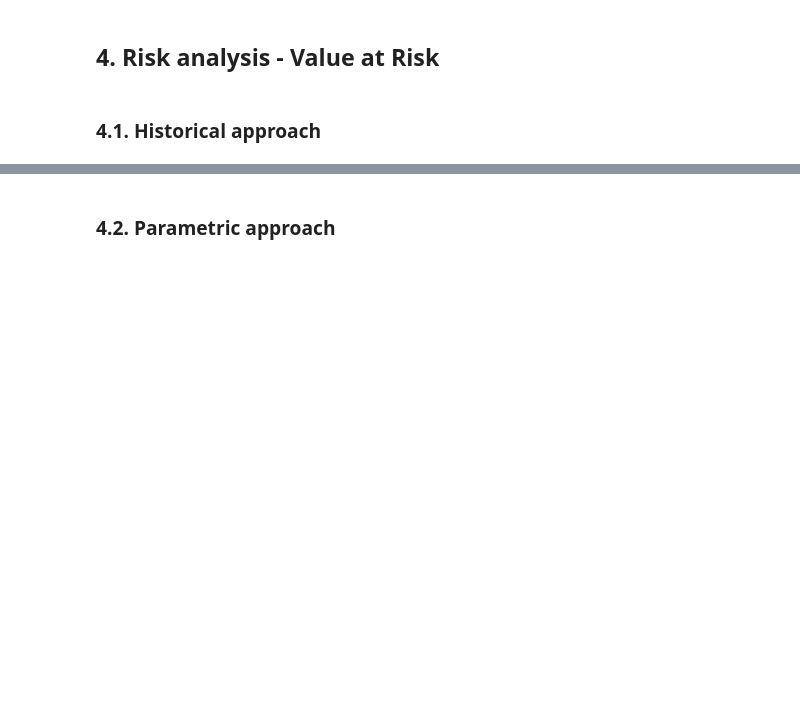
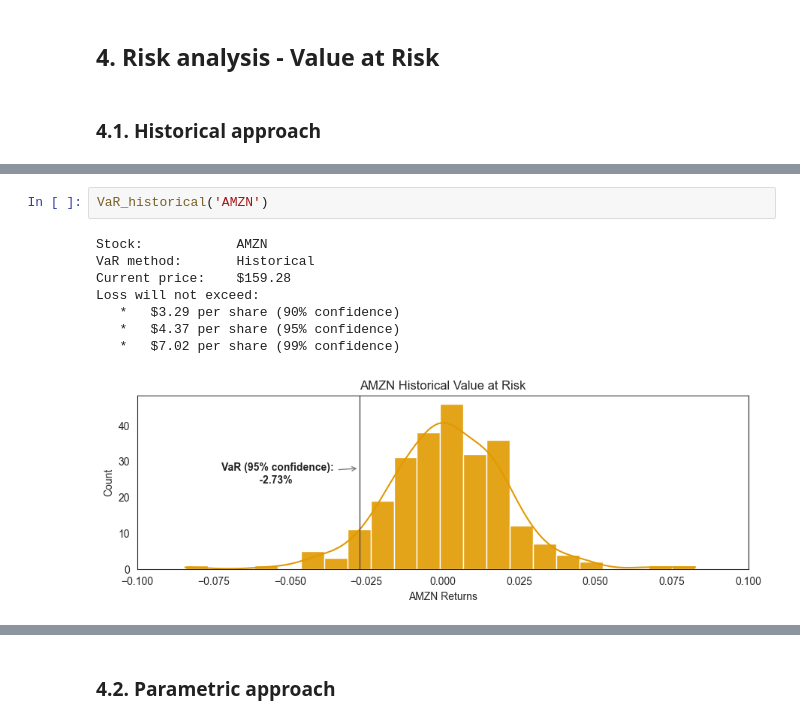
Before and after one commit to kellyle404/Risk_analysis_tech_stocks, a Jupyter notebook: finance.ipynb, the cells around one changed output, grey strips where cells are left out. Cells and saved outputs as stored; diff of their text form; blank space fills up the shorter version.

```diff
--- a/finance.ipynb
+++ b/finance.ipynb
@@ -352,0 +354,11 @@ Loss will not exceed:
+# %%
+VaR_historical('AMZN')
+# %% [output]
+Stock:            AMZN
+VaR method:       Historical
+Current price:    $159.28
+Loss will not exceed:
+   *   $3.29 per share (90% confidence)
+   *   $4.37 per share (95% confidence)
+   *   $7.02 per share (99% confidence)
+[figure, added]
```
Also changed, not shown: parts of 51 cells of this notebook, 11 other files.
